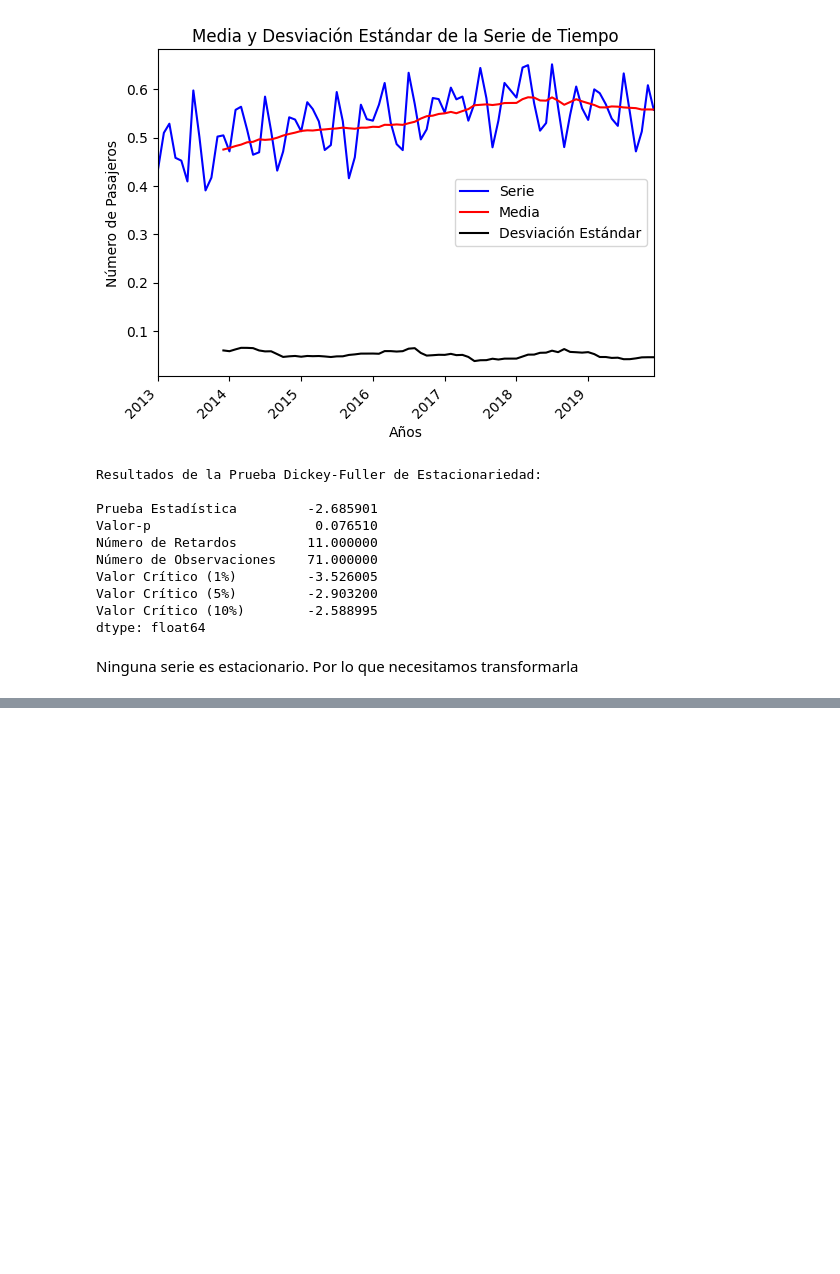
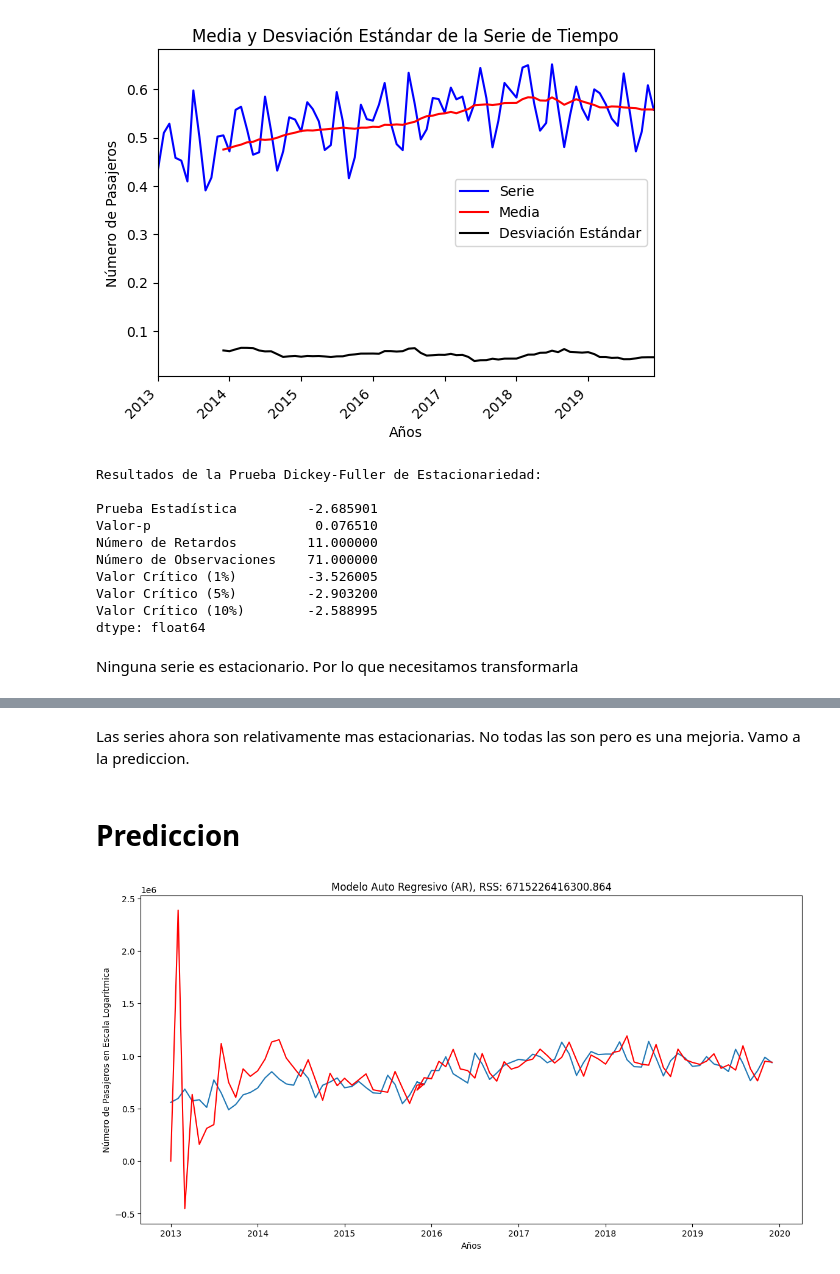
Before and after one commit to matutedevelop/Proyecto_prog_analisis, a Jupyter notebook: Cleaning_edu/data_edu6_2.ipynb, the cells around one changed output, grey strips where cells are left out. Saved outputs shown, nothing was run; the diff lists cells and outputs as text; code cells hidden in the pictures; blank space fills up the shorter version.

```diff
--- a/Cleaning_edu/data_edu6_2.ipynb
+++ b/Cleaning_edu/data_edu6_2.ipynb
@@ -527,3 +530,31 @@ Valor Crítico (1%)        -3.526005e+00
 Valor Crítico (5%)        -2.903200e+00
 Valor Crítico (10%)       -2.588995e+00
 dtype: float64
+# %% [markdown]
+Las series ahora son relativamente mas estacionarias. No todas las son pero  es una mejoria. Vamo a la prediccion.
+# %% [markdown]
+# Prediccion
+# %%
+ts_cuart_oc = transform_ts_diff(ts_cuart_oc,5)
+ts_cuart_di = transform_ts_diff(ts_cuart_di,1)
+
+ts_lleg_tu = transform_ts_diff(ts_lleg_tu,5)
+ts_tur_noc= transform_ts_ewa(ts_tur_noc,20)
+ts_porce = transform_ts_diff(ts_porce,5)
+# %%
+from statsmodels.tsa.arima.model import ARIMA
+# Modelo Auto Regresivo (AR)
+model = ARIMA(ts_cuart_oc, order=(5, 5, 3), freq=None)
+resulta_AR = model.fit()
+RSS_AR = sum((resulta_AR.fittedvalues - ts_cuart_oc) ** 2)
+
+# Gráfico de la Serie de Tiempo con tamaño de figura más grande
+plt.figure(figsize=(14, 7))
+plt.plot(ts_cuart_oc)
+plt.plot(resulta_AR.fittedvalues, color='red')
+plt.title("Modelo Auto Regresivo (AR), RSS: %.3f" % RSS_AR)
+plt.xlabel('Años')
+plt.ylabel('Número de Pasajeros en Escala Logarítmica')
+plt.show()
+# %% [output]
+[figure, added]
```
Also changed, not shown: parts of 4 cells of this notebook.
